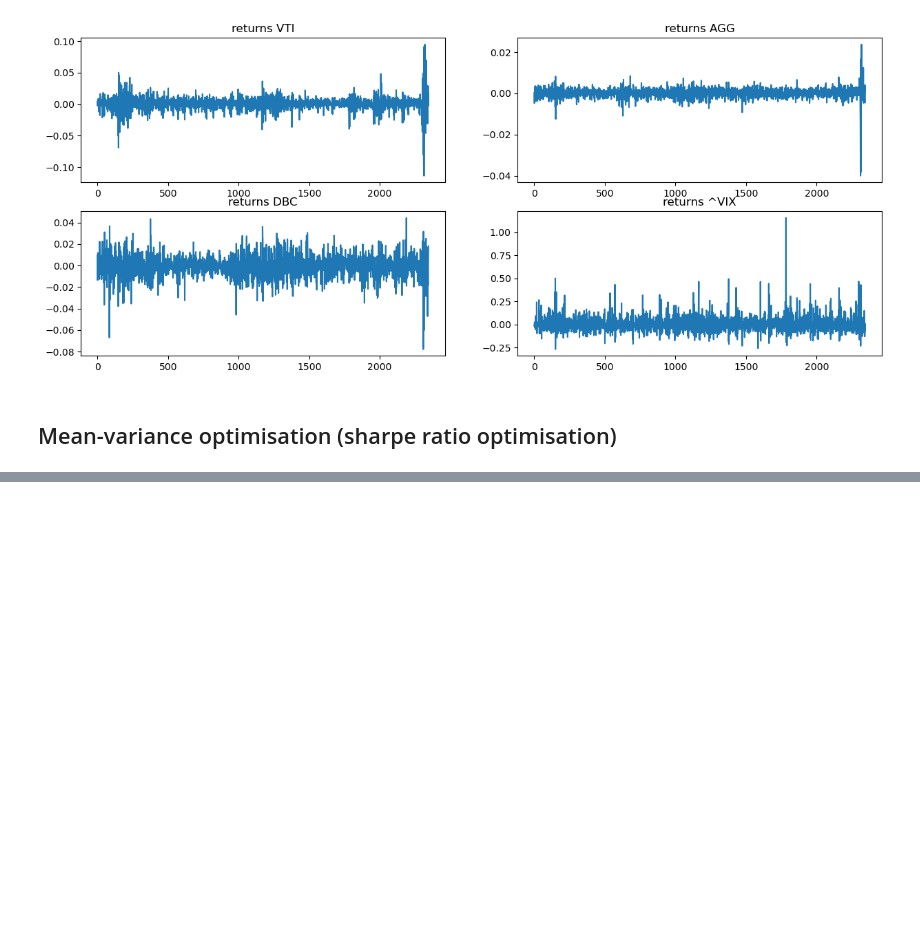
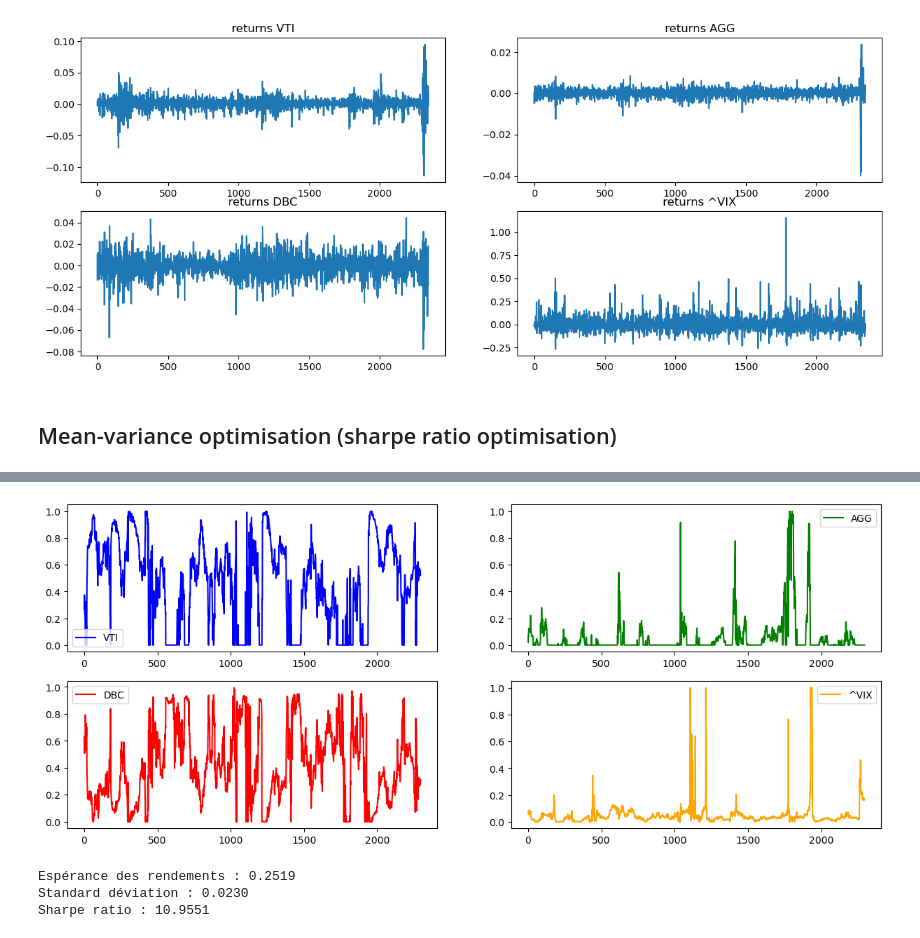
Before and after one commit to alexandreviard/DL-Portfolio-CMAP, a Jupyter notebook: massyle/MV-article_zhang_DL.ipynb, the cells around one changed output, grey strips where cells are left out. Drawn from its saved outputs; the diff is of its cells as text; code cells hidden in the pictures; blank space fills up the shorter version.

```diff
--- a/massyle/MV-article_zhang_DL.ipynb
+++ b/massyle/MV-article_zhang_DL.ipynb
@@ -123,0 +116,2 @@ test
+# %%
+weights_mv=optimize_portfolio(returns)
@@ -123,0 +135,9 @@ test
+# %%
+fig, axs = plt.subplots(2,2, figsize=(15, 6))
+colors = ['blue', 'green', 'red', 'orange']
+axs = axs.flatten()
+for i in range(len(axs)):
+    axs[i].plot(weights_mv.iloc[:,i].values, label=tickers[i], color=colors[i])
+    axs[i].legend()
+# %% [output]
+[figure, added]
@@ -123,0 +157,20 @@ test
+# %%
+# Calcul de l'espérance des rendements (moyenne)
+expected_return = portfolio_returns.mean()
+expected_return = (expected_return+1)**252-1
+
+# Calcul de la standard déviation
+std_dev = portfolio_returns.std() * np.sqrt(252)
+risk_free_rate = 0.0
+
+# Calcul du Sharpe ratio
+sharpe_ratio = (expected_return - risk_free_rate) / std_dev
+
+# Affichage des résultats
+print(f"Espérance des rendements : {expected_return:.4f}")
+print(f"Standard déviation : {std_dev:.4f}")
+print(f"Sharpe ratio : {sharpe_ratio:.4f}")
+# %% [output]
+Espérance des rendements : 0.2519
+Standard déviation : 0.0230
+Sharpe ratio : 10.9551
```
Also changed, not shown: parts of 7 cells of this notebook.
